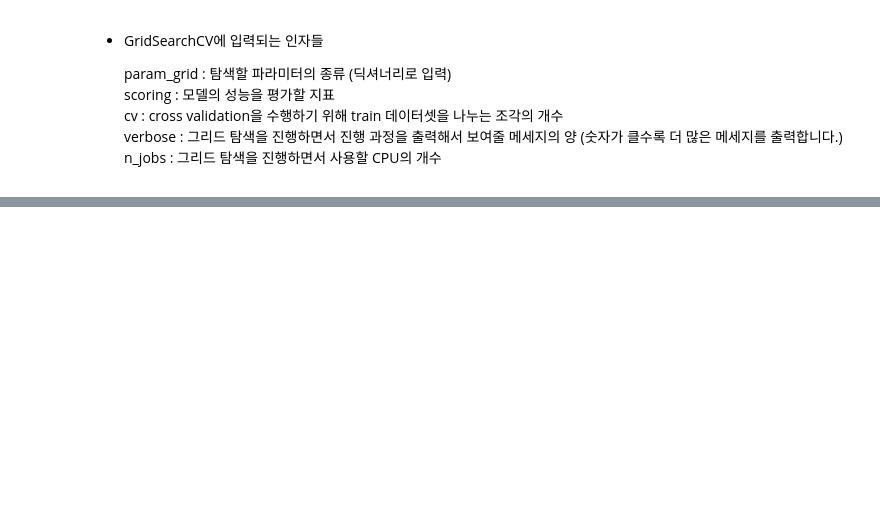
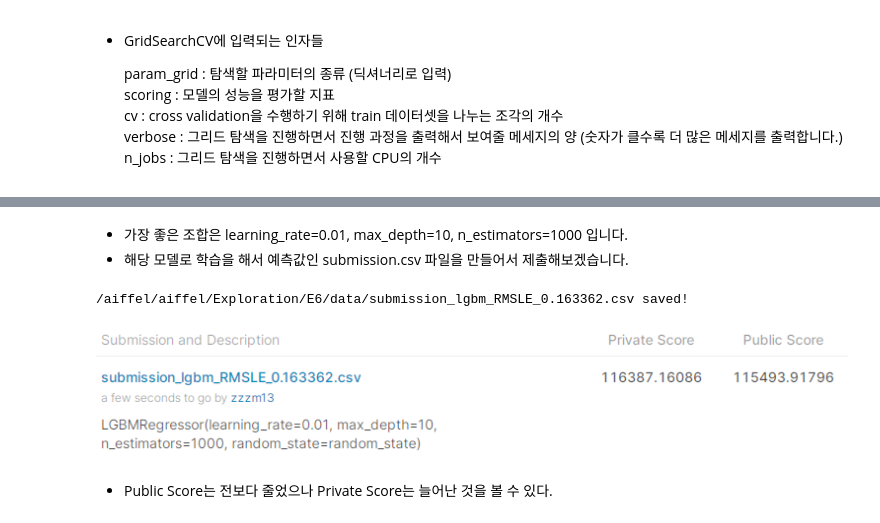
Before and after one commit to seungmiya13/LMS-Exploration, a Jupyter notebook: E6/kaggle_kakr_housing.ipynb, the cells around one changed output, grey strips where cells are left out. Cells and saved outputs as stored; diff of their text form; code cells hidden in the pictures; blank space fills up the shorter version.

```diff
--- a/E6/kaggle_kakr_housing.ipynb
+++ b/E6/kaggle_kakr_housing.ipynb
@@ -616,0 +745,14 @@ save_submission(model, train, y, test, 'lgbm', rmsle='0.0168')
+# %% [markdown]
+- 가장 좋은 조합은 learning_rate=0.01, max_depth=10, n_estimators=1000 입니다.
+- 해당 모델로 학습을 해서 예측값인 submission.csv 파일을 만들어서 제출해보겠습니다.
+# %%
+lgbm = LGBMRegressor(learning_rate=0.01, max_depth=10, n_estimators=1000, random_state=random_state)
+save_submission(lgbm, x_train, y_train, x_test, 'lgbm', '0.163362')
+# %% [output]
+/aiffel/aiffel/Exploration/E6/data/submission_lgbm_RMSLE_0.163362.csv saved!
+# %%
+Image(join(img_dir, 'lgbm_0.163362.PNG'))
+# %% [output]
+[figure, added]
+# %% [markdown]
+- Public Score는 전보다 줄었으나 Private Score는 늘어난 것을 볼 수 있다.
```
Also changed, not shown: parts of 123 cells of this notebook, 23 other files.
